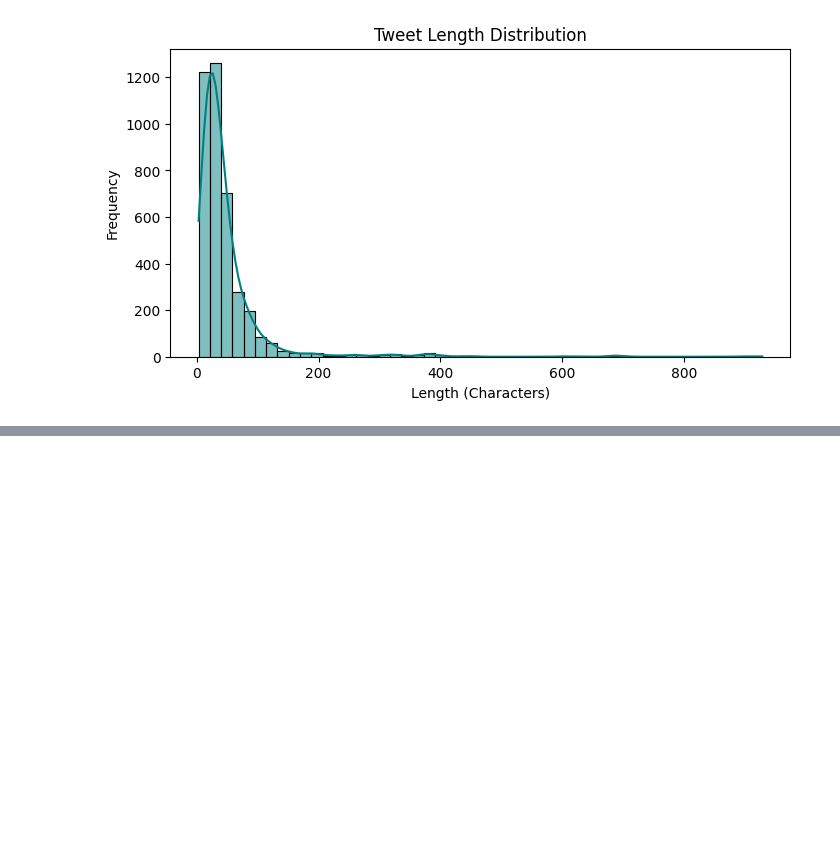
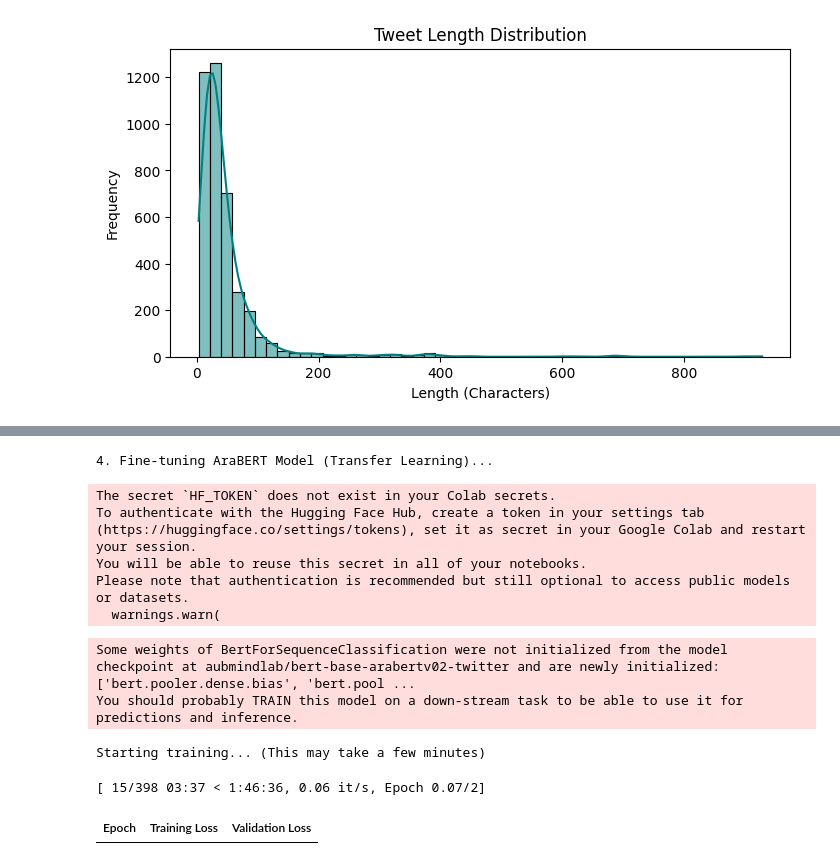
Before and after one commit to ShahdHesham10/Project-of-emotion-detection-for-smart-government-services-quality, a Jupyter notebook: MIS.ipynb, the cells around one changed output, grey strips where cells are left out. Drawn from its saved outputs; the diff is of its cells as text; code cells hidden in the pictures; blank space fills up the shorter version.

```diff
--- a/MIS.ipynb
+++ b/MIS.ipynb
@@ -132,0 +185,69 @@ Passing `palette` without assigning `hue` is deprecated and will be removed in v
+# %%
+!pip install transformers datasets accelerate -q
+
+from transformers import AutoTokenizer, AutoModelForSequenceClassification, Trainer, TrainingArguments
+from datasets import Dataset
+import torch
+
+print("\n4. Fine-tuning AraBERT Model (Transfer Learning)...")
+
+train_dataset = Dataset.from_pandas(pd.DataFrame({'text': X_train, 'label': y_train}))
+test_dataset = Dataset.from_pandas(pd.DataFrame({'text': X_test, 'label': y_test}))
+
+model_name = "aubmindlab/bert-base-arabertv02-twitter"
+tokenizer = AutoTokenizer.from_pretrained(model_name)
+model = AutoModelForSequenceClassification.from_pretrained(model_name, num_labels=2)
+
+def tokenize_function(examples):
+    return tokenizer(examples["text"], padding="max_length", truncation=True, max_length=64)
+
+encoded_train = train_dataset.map(tokenize_function, batched=True)
+encoded_test = test_dataset.map(tokenize_function, batched=True)
+
+def compute_metrics(eval_pred):
+    logits, labels = eval_pred
+    predictions = np.argmax(logits, axis=-1)
+    acc = accuracy_score(labels, predictions)
+    f1 = f1_score(labels, predictions, average='weighted')
+    return {"accuracy": acc, "f1": f1}
+
+training_args = TrainingArguments(
+    output_dir="./results",
+    num_train_epochs=2,
+    per_device_train_batch_size=16,
+    eval_strategy="epoch",
+    save_strategy="no",
+    learning_rate=2e-5,
+    report_to="none"
+)
+
+trainer = Trainer(
+    model=model,
+    args=training_args,
+    train_dataset=encoded_train,
+    eval_dataset=encoded_test,
+    compute_metrics=compute_metrics
+)
+
+print("Starting training... (This may take a few minutes)")
+trainer.train()
+
+results_bert = trainer.evaluate()
+acc_arabert = results_bert['eval_accuracy']
+f1_arabert = results_bert['eval_f1']
+
+print("\nAraBERT Final Results:")
+print(f"   - Accuracy: {acc_arabert*100:.2f}%")
+print(f"   - F1 Score: {f1_arabert*100:.2f}%")
+# %% [output]
+4. Fine-tuning AraBERT Model (Transfer Learning)...
+The secret `HF_TOKEN` does not exist in your Colab secrets.
+To authenticate with the Hugging Face Hub, create a token in your settings tab (https://huggingface.co/settings/tokens), set it as secret in your Google Colab and restart your session.
+You will be able to reuse this secret in all of your notebooks.
+Please note that authentication is recommended but still optional to access public models or datasets.
+  warnings.warn(
+Some weights of BertForSequenceClassification were not initialized from the model checkpoint at aubmindlab/bert-base-arabertv02-twitter and are newly initialized: ['bert.pooler.dense.bias', 'bert.pool ...
+You should probably TRAIN this model on a down-stream task to be able to use it for predictions and inference.
+Starting training... (This may take a few minutes)
+[ 15/398 03:37 < 1:46:36, 0.06 it/s, Epoch 0.07/2]
+| Epoch | Training Loss | Validation Loss |
```
Also changed, not shown: parts of 2 cells of this notebook.
